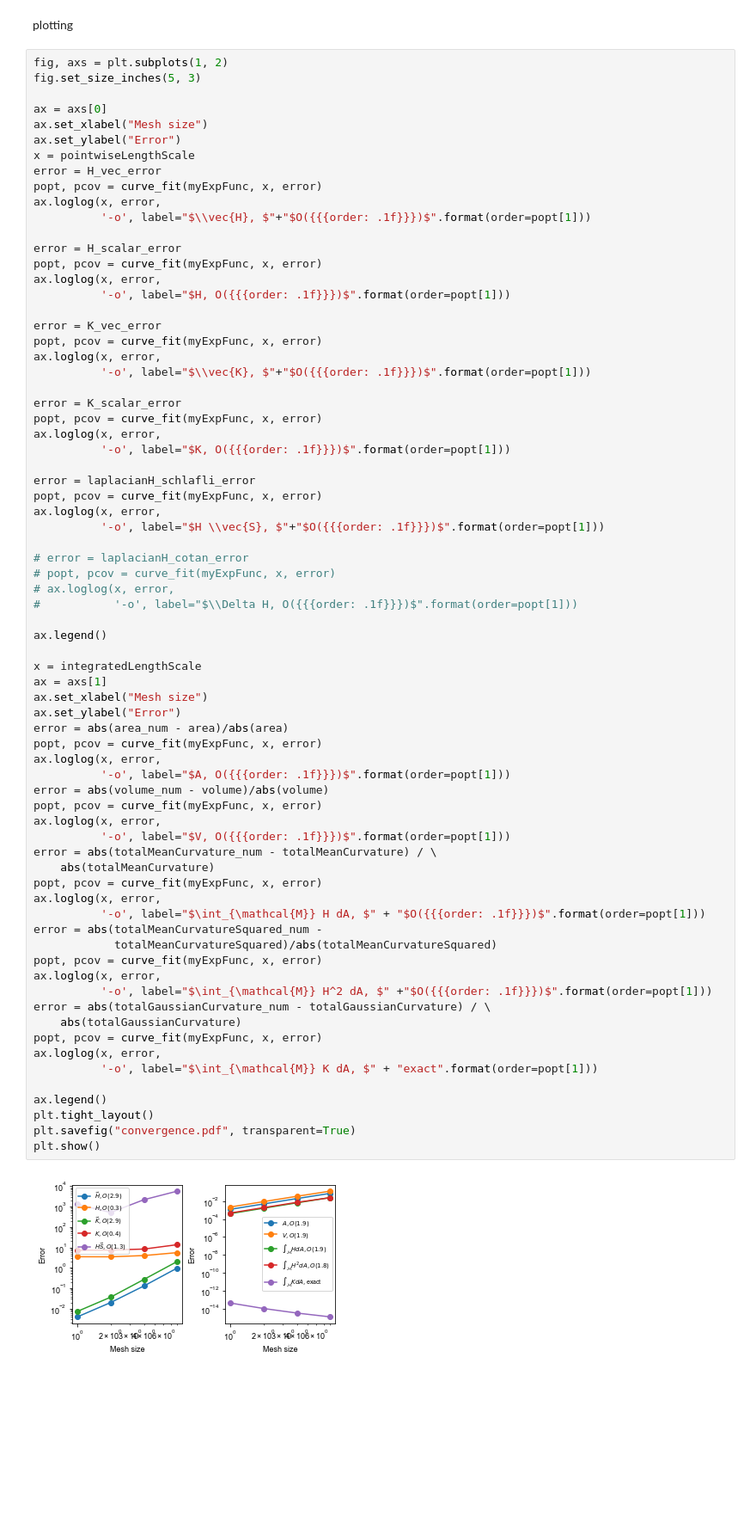
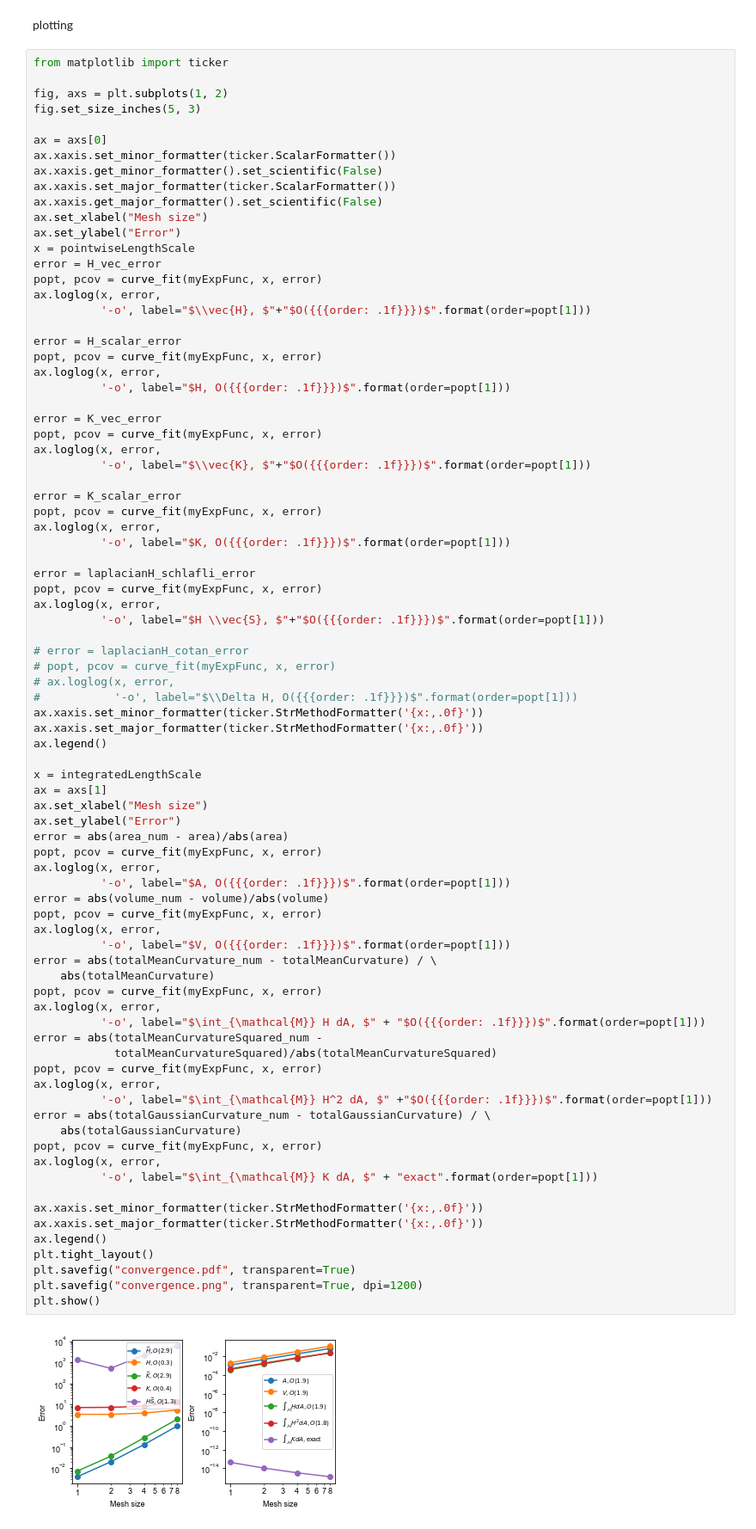
Before and after one commit to RangamaniLabUCSD/2020-Mem3DG-Applications, a Jupyter notebook: run/validation/spatial_convergence/homo/ellipse/ellipse.ipynb, the cells around one changed output. Shown at 86% size. Drawn from its saved outputs; the diff is of its cells as text; blank space fills up the shorter version.

```diff
--- a/run/validation/spatial_convergence/homo/ellipse/ellipse.ipynb
+++ b/run/validation/spatial_convergence/homo/ellipse/ellipse.ipynb
@@ -539,10 +541,16 @@ analytical total gaussian curvature squared:  12.566370614356282
 # %% [markdown]
 plotting
 # %%
+from matplotlib import ticker
+
 fig, axs = plt.subplots(1, 2)
 fig.set_size_inches(5, 3)
 
 ax = axs[0]
+ax.xaxis.set_minor_formatter(ticker.ScalarFormatter())
+ax.xaxis.get_minor_formatter().set_scientific(False)
+ax.xaxis.set_major_formatter(ticker.ScalarFormatter())
+ax.xaxis.get_major_formatter().set_scientific(False)
 ax.set_xlabel("Mesh size")
 ax.set_ylabel("Error")
 x = pointwiseLengthScale
@@ -575,7 +583,8 @@ ax.loglog(x, error,
 # popt, pcov = curve_fit(myExpFunc, x, error)
 # ax.loglog(x, error,
 #           '-o', label="$\\Delta H, O({{{order: .1f}}})$".format(order=popt[1]))
-
+ax.xaxis.set_minor_formatter(ticker.StrMethodFormatter('{x:,.0f}'))
+ax.xaxis.set_major_formatter(ticker.StrMethodFormatter('{x:,.0f}'))
 ax.legend()
 
 x = integratedLengthScale
@@ -584,31 +593,34 @@ ax.set_xlabel("Mesh size")
 ax.set_ylabel("Error")
 error = abs(area_num - area)/abs(area)
 popt, pcov = curve_fit(myExpFunc, x, error)
 ax.loglog(x, error,
           '-o', label="$A, O({{{order: .1f}}})$".format(order=popt[1]))
 error = abs(volume_num - volume)/abs(volume)
 popt, pcov = curve_fit(myExpFunc, x, error)
 ax.loglog(x, error,
           '-o', label="$V, O({{{order: .1f}}})$".format(order=popt[1]))
 error = abs(totalMeanCurvature_num - totalMeanCurvature) / \
     abs(totalMeanCurvature)
 popt, pcov = curve_fit(myExpFunc, x, error)
 ax.loglog(x, error,
           '-o', label="$\int_{\mathcal{M}} H dA, $" + "$O({{{order: .1f}}})$".format(order=popt[1]))
 error = abs(totalMeanCurvatureSquared_num -
             totalMeanCurvatureSquared)/abs(totalMeanCurvatureSquared)
 popt, pcov = curve_fit(myExpFunc, x, error)
 ax.loglog(x, error,
           '-o', label="$\int_{\mathcal{M}} H^2 dA, $" +"$O({{{order: .1f}}})$".format(order=popt[1]))
 error = abs(totalGaussianCurvature_num - totalGaussianCurvature) / \
     abs(totalGaussianCurvature)
 popt, pcov = curve_fit(myExpFunc, x, error)
 ax.loglog(x, error,
           '-o', label="$\int_{\mathcal{M}} K dA, $" + "exact".format(order=popt[1]))
 
+ax.xaxis.set_minor_formatter(ticker.StrMethodFormatter('{x:,.0f}'))
+ax.xaxis.set_major_formatter(ticker.StrMethodFormatter('{x:,.0f}'))
 ax.legend()
 plt.tight_layout()
 plt.savefig("convergence.pdf", transparent=True)
+plt.savefig("convergence.png", transparent=True, dpi=1200)
 plt.show()
 # %% [output]
-[figure, old version]
+[figure, new version]
```
Also changed, not shown: parts of 1 cell of this notebook, 7 other files.
